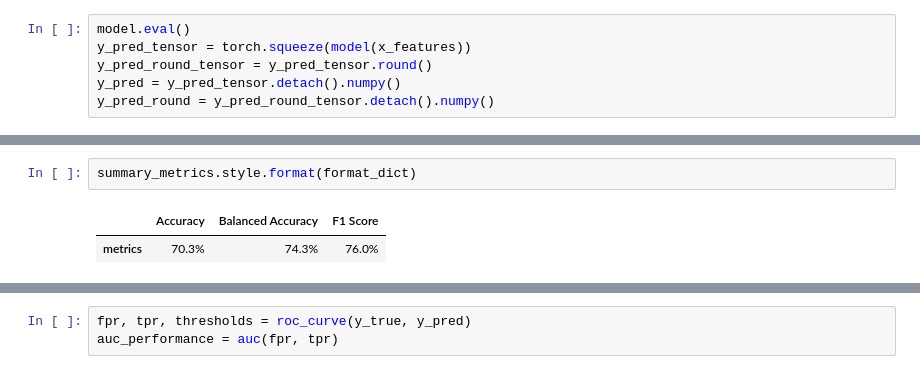
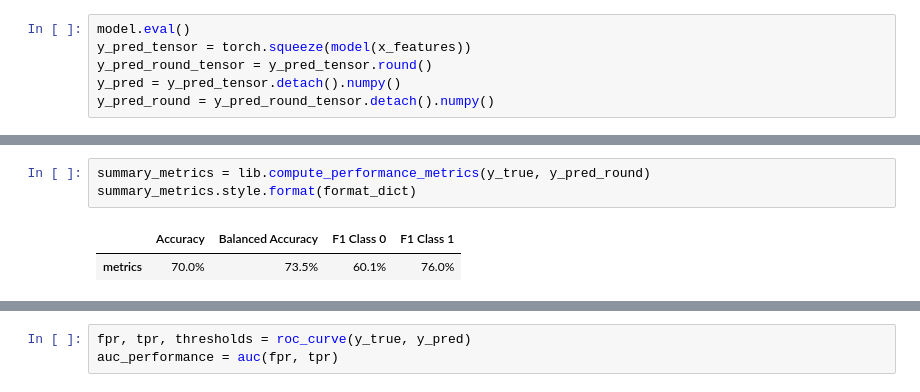
Before and after one commit to juliepinole/proj2, a Jupyter notebook: task_1/Task_1_ML.ipynb, the cells around one changed output, grey strips where cells are left out. Drawn from its saved outputs; the diff is of its cells as text.

```diff
--- a/task_1/Task_1_ML.ipynb
+++ b/task_1/Task_1_ML.ipynb
@@ -450,8 +425,9 @@ summary_metrics = pd.DataFrame(data=[acc, bal_acc, f1], index=['Accuracy', 'Bala
-# %%
-summary_metrics.style.format(format_dict)
-# %% [output]
-|  | Accuracy | Balanced Accuracy | F1 Score |
-| metrics | 70.3% | 74.3% | 76.0% |
+# %%
+summary_metrics = lib.compute_performance_metrics(y_true, y_pred_round)
+summary_metrics.style.format(format_dict)
+# %% [output]
+|  | Accuracy | Balanced Accuracy | F1 Class 0 | F1 Class 1 |
+| metrics | 70.0% | 73.5% | 60.1% | 76.0% |
 # %%
 logreg_conf_matrix = confusion_matrix(y_true, y_pred_round)
 plt.figure(figsize = (6,5))
```
Also changed, not shown: parts of 65 cells of this notebook, 27 other files.
